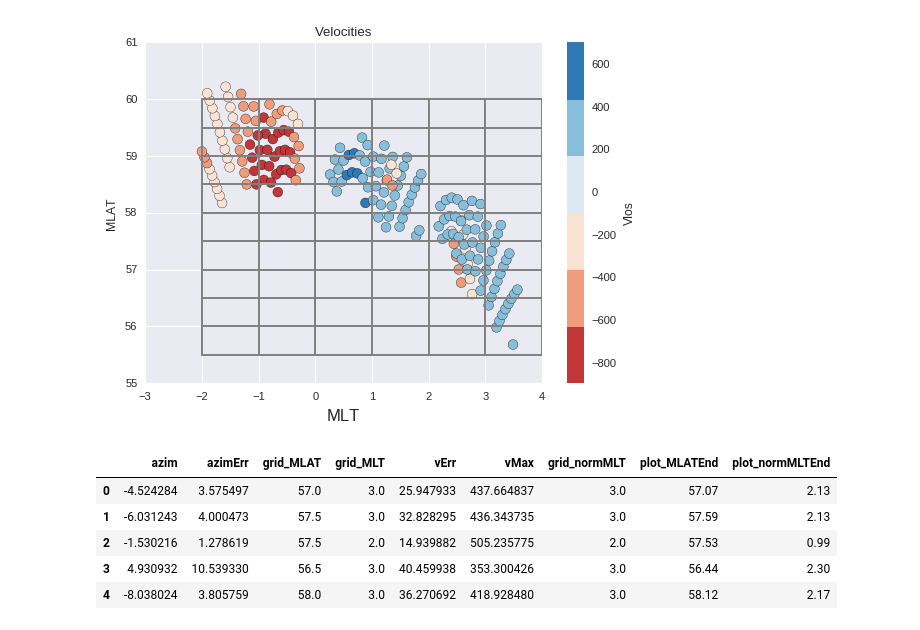
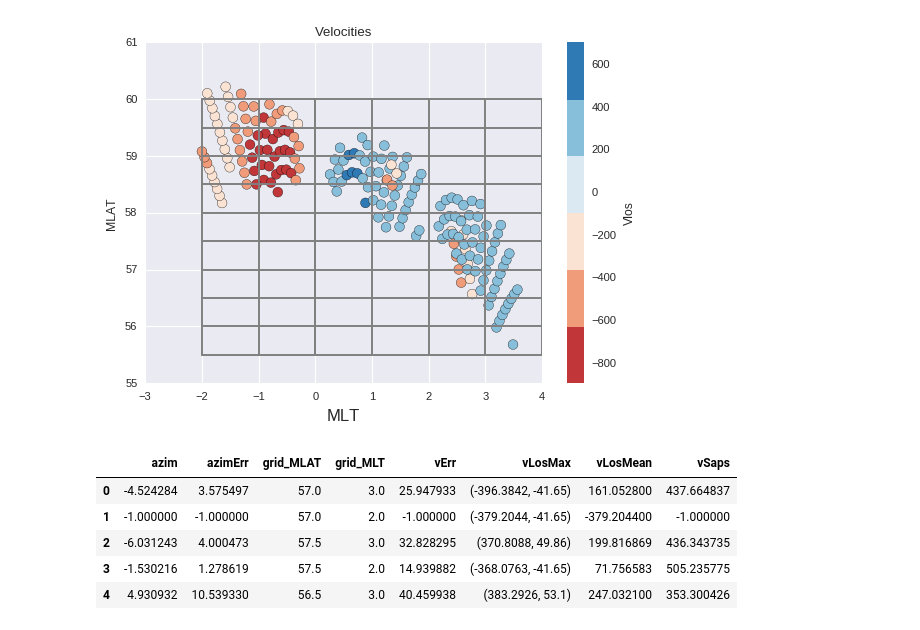
Before and after one commit to bharatreddy/vel-analys, a Jupyter notebook: ipy/saps_vels.ipynb, the cells around one changed output. Drawn from its saved outputs; the diff is of its cells as text; code cells hidden in the pictures.

```diff
--- a/ipy/saps_vels.ipynb
+++ b/ipy/saps_vels.ipynb
@@ -241,6 +241,8 @@ vMaxArr = []
 azimArr = []
 vErrArr = []
 azimErrArr = []
+vLosMeanArr = []
+vLosMaxArr = []
 for currMLAT in velAnlysDF["grid_MLAT"].unique():
     for currMLT in velAnlysDF["grid_MLT"].unique():
         currDataDF = velAnlysDF[ (velAnlysDF["grid_MLT"] == currMLT) &\
@@ -254,13 +256,40 @@ for currMLAT in velAnlysDF["grid_MLAT"].unique():
             # 1) discard where we have less than 3 unique values
             if currDataDF['azim'].shape[0] < 3:
 #                 print "discarding! data points not sufficient!!!"
+                gridMLTArr.append( currMLT )
+                gridMLATArr.append( currMLAT )
+                vMaxArr.append( -1. )
+                azimArr.append( -1. )
+                vErrArr.append( -1. )
+                azimErrArr.append( -1. )
+                vLosMeanArr.append( currDataDF['Vlos'].mean() )
+                if ( numpy.abs( numpy.min(currDataDF['Vlos']) ) >= numpy.max( currDataDF['Vlos'] ) ):
+                    currVlosMax = numpy.min(currDataDF['Vlos'])
+                else:
+                    currVlosMax = numpy.max(currDataDF['Vlos'])
+                currVlosMaxAzim = currDataDF[ currDataDF['Vlos'] == currVlosMax ]["azim"].tolist()[0]
+                vLosMaxArr.append( ( currVlosMax, currVlosMaxAzim ) )
+#                 print currDataDF[ currDataDF['Vlos'] == currDataDF['Vlos'].max() ]["azim"]
                 continue
             # 2) There should be considerable spread in the data
             #    i.e., the difference between min and max should
-            #    be large enough (>45 degrees).
-            if (currDataDF['azim'].max() - currDataDF['azim'].min()) < 45.:
+            #    be large enough (>30 degrees).
+            if abs(currDataDF['azim'].max() - currDataDF['azim'].min()) < 30.:
 #                 print "discarding! azim range not sufficient!!!", \
 #                         currDataDF['azim'].max() - currDataDF['azim'].min()
+                gridMLTArr.append( currMLT )
+                gridMLATArr.append( currMLAT )
+                vMaxArr.append( -1. )
+                azimArr.append( -1. )
+                vErrArr.append( -1. )
+                azimErrArr.append( -1. )
+                vLosMeanArr.append( currDataDF['Vlos'].mean() )
+                if ( numpy.abs( numpy.min(currDataDF['Vlos']) ) >= numpy.max( currDataDF['Vlos'] ) ):
+                    currVlosMax = numpy.min(currDataDF['Vlos'])
+                else:
+                    currVlosMax = numpy.max(currDataDF['Vlos'])
+                currVlosMaxAzim = currDataDF[ currDataDF['Vlos'] == currVlosMax ]["azim"].tolist()[0]
+                vLosMaxArr.append( ( currVlosMax, currVlosMaxAzim ) )
                 continue
             # For the selected cells fit the data!!!
             popt, pcov = scipy.optimize.curve_fit(vel_sine_func, \
@@ -270,48 +299,48 @@ for currMLAT in velAnlysDF["grid_MLAT"].unique():
             # 3) discard fits where azimuths are very strange!
             #    basically, don't fall in the -90 +/- 20 range
 #             if abs( popt[1] ) > 20.:
 #                 print "<------------DISCARDING bad fit------------>"
 # #                 print "Vmax--->", popt[0],"+/-", pcov[0,0]**0.5
 # #                 print "delTheta--->", popt[1],"+/-", pcov[1,1]**0.5
 # #                 print "<------------DISCARDING bad fit------------>"
 #             else:
 #                 print "<------------good fit------------>"
 # #                 print "Vmax--->", popt[0],"+/-", pcov[0,0]**0.5
 # #                 print "delTheta--->", popt[1],"+/-", pcov[1,1]**0.5
 # #                 print "<------------good fit------------>"
             gridMLTArr.append( currMLT )
             gridMLATArr.append( currMLAT )
             vMaxArr.append( popt[0] )
             azimArr.append( popt[1] )
             vErrArr.append( pcov[0,0]**0.5 )
             azimErrArr.append( pcov[1,1]**0.5 )
+            vLosMeanArr.append( currDataDF['Vlos'].mean() )
+            if ( numpy.abs( numpy.min(currDataDF['Vlos']) ) >= numpy.max( currDataDF['Vlos'] ) ):
+                currVlosMax = numpy.min(currDataDF['Vlos'])
+            else:
+                currVlosMax = numpy.max(currDataDF['Vlos'])
+            currVlosMaxAzim = currDataDF[ currDataDF['Vlos'] == currVlosMax ]["azim"].tolist()[0]
+            vLosMaxArr.append( ( currVlosMax, currVlosMaxAzim ) )
 # convert to a dataframe
 fitResultsDF = pandas.DataFrame(
     {'grid_MLT': gridMLTArr,
      'grid_MLAT': gridMLATArr,
-     'vMax': vMaxArr,
+     'vSaps': vMaxArr,
      'azim': azimArr,
      'vErr': vErrArr,
-     'azimErr': azimErrArr
+     'azimErr': azimErrArr,
+     'vLosMean': vLosMeanArr,
+     'vLosMax': vLosMaxArr
     })
-# calculate some additional params for plotting etc.,
-fitResultsDF['grid_normMLT'] = [x-24 if x >= 12 else x\
-                                for x in fitResultsDF['grid_MLT']]
-# Plotting end points of vectors
-fitResultsDF["plot_MLATEnd"] = numpy.round( (fitResultsDF["vMax"]/500.) *\
-                                numpy.cos( numpy.deg2rad(-90-1*fitResultsDF["azim"]) ) +\
-                                fitResultsDF["grid_MLAT"], 2)
-fitResultsDF["plot_normMLTEnd"] = numpy.round( (fitResultsDF["vMax"]/500.) *\
-                                numpy.sin( numpy.deg2rad(-90-1*fitResultsDF["azim"]) ) +\
-                                fitResultsDF["grid_normMLT"], 2)
+
 fitResultsDF.head()
 #### Fit the data using scipy.optimize for each cell ####
 #### Fit the data using scipy.optimize for each cell ####
 #### Fit the data using scipy.optimize for each cell ####
 # %% [output]
-|  | azim | azimErr | grid_MLAT | grid_MLT | vErr | vMax | grid_normMLT | plot_MLATEnd | plot_normMLTEnd |
-| 0 | -4.524284 | 3.575497 | 57.0 | 3.0 | 25.947933 | 437.664837 | 3.0 | 57.07 | 2.13 |
-| 1 | -6.031243 | 4.000473 | 57.5 | 3.0 | 32.828295 | 436.343735 | 3.0 | 57.59 | 2.13 |
-| 2 | -1.530216 | 1.278619 | 57.5 | 2.0 | 14.939882 | 505.235775 | 2.0 | 57.53 | 0.99 |
-| 3 | 4.930932 | 10.539330 | 56.5 | 3.0 | 40.459938 | 353.300426 | 3.0 | 56.44 | 2.30 |
-| 4 | -8.038024 | 3.805759 | 58.0 | 3.0 | 36.270692 | 418.928480 | 3.0 | 58.12 | 2.17 |
+|  | azim | azimErr | grid_MLAT | grid_MLT | vErr | vLosMax | vLosMean | vSaps |
+| 0 | -4.524284 | 3.575497 | 57.0 | 3.0 | 25.947933 | (-396.3842, -41.65) | 161.052800 | 437.664837 |
+| 1 | -1.000000 | -1.000000 | 57.0 | 2.0 | -1.000000 | (-379.2044, -41.65) | -379.204400 | -1.000000 |
+| 2 | -6.031243 | 4.000473 | 57.5 | 3.0 | 32.828295 | (370.8088, 49.86) | 199.816869 | 436.343735 |
+| 3 | -1.530216 | 1.278619 | 57.5 | 2.0 | 14.939882 | (-368.0763, -41.65) | 71.756583 | 505.235775 |
+| 4 | 4.930932 | 10.539330 | 56.5 | 3.0 | 40.459938 | (383.2926, 53.1) | 247.032100 | 353.300426 |
```
Also changed, not shown: parts of 4 cells of this notebook, 3 other files.
